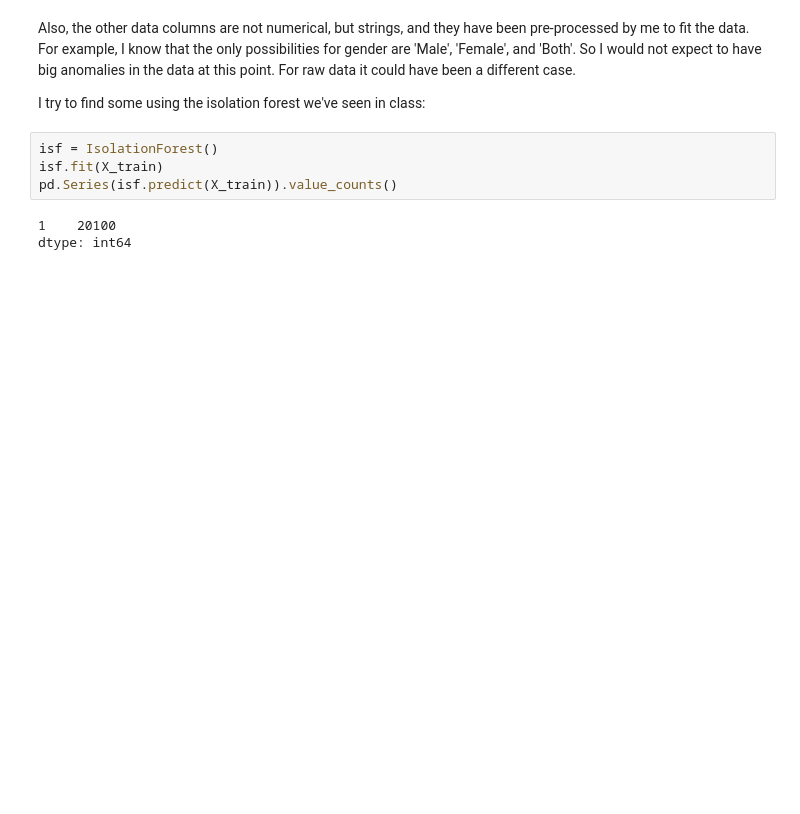
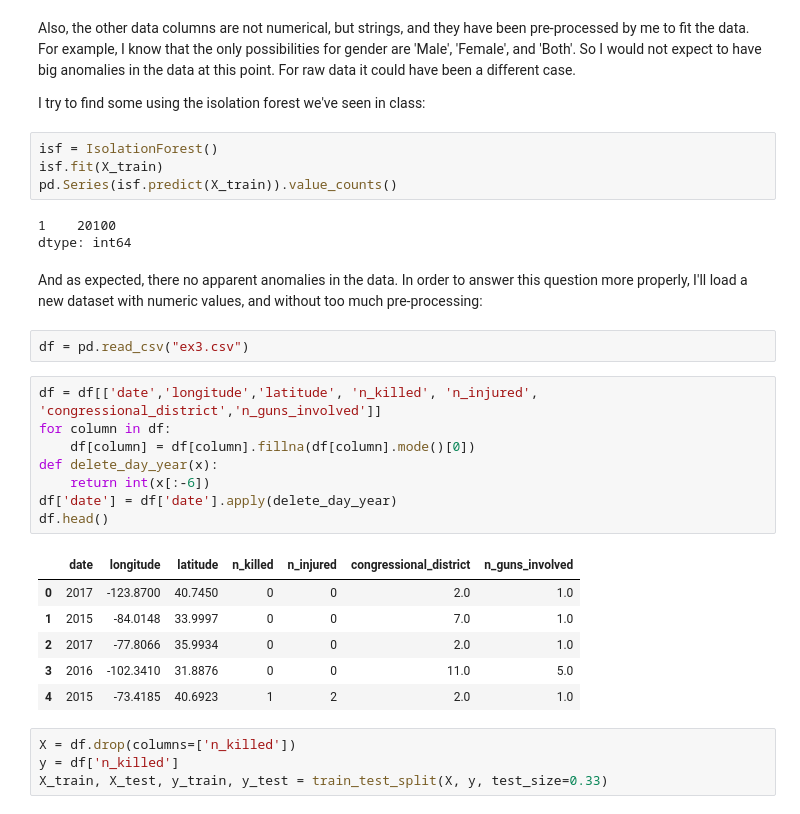
Before and after one commit to razbareli/Applied-Competitive-Lab-in-Data-Science-67818, a Jupyter notebook: week3/sol3.ipynb, the cells around one changed output. Drawn from its saved outputs; the diff is of its cells as text; blank space fills up the shorter version.

```diff
--- a/week3/sol3.ipynb
+++ b/week3/sol3.ipynb
@@ -590,3 +381,28 @@ pd.Series(isf.predict(X_train)).value_counts()
 # %% [output]
 1    20100
 dtype: int64
+# %% [markdown]
+And as expected, there no apparent anomalies in the data.
+In order to answer this question more properly, I'll load a new dataset with numeric values, and
+without too much pre-processing:
+# %%
+df = pd.read_csv("ex3.csv")
+# %%
+df = df[['date','longitude','latitude', 'n_killed', 'n_injured', 'congressional_district','n_guns_involved']]
+for column in df:
+    df[column] = df[column].fillna(df[column].mode()[0])
+def delete_day_year(x):
+    return int(x[:-6])
+df['date'] = df['date'].apply(delete_day_year)
+df.head()
+# %% [output]
+|  | date | longitude | latitude | n_killed | n_injured | congressional_district | n_guns_involved |
+| 0 | 2017 | -123.8700 | 40.7450 | 0 | 0 | 2.0 | 1.0 |
+| 1 | 2015 | -84.0148 | 33.9997 | 0 | 0 | 7.0 | 1.0 |
+| 2 | 2017 | -77.8066 | 35.9934 | 0 | 0 | 2.0 | 1.0 |
+| 3 | 2016 | -102.3410 | 31.8876 | 0 | 0 | 11.0 | 5.0 |
+| 4 | 2015 | -73.4185 | 40.6923 | 1 | 2 | 2.0 | 1.0 |
+# %%
+X = df.drop(columns=['n_killed'])
+y = df['n_killed']
+X_train, X_test, y_train, y_test = train_test_split(X, y, test_size=0.33)
```
Also changed, not shown: parts of 61 cells of this notebook, 3 other files.
